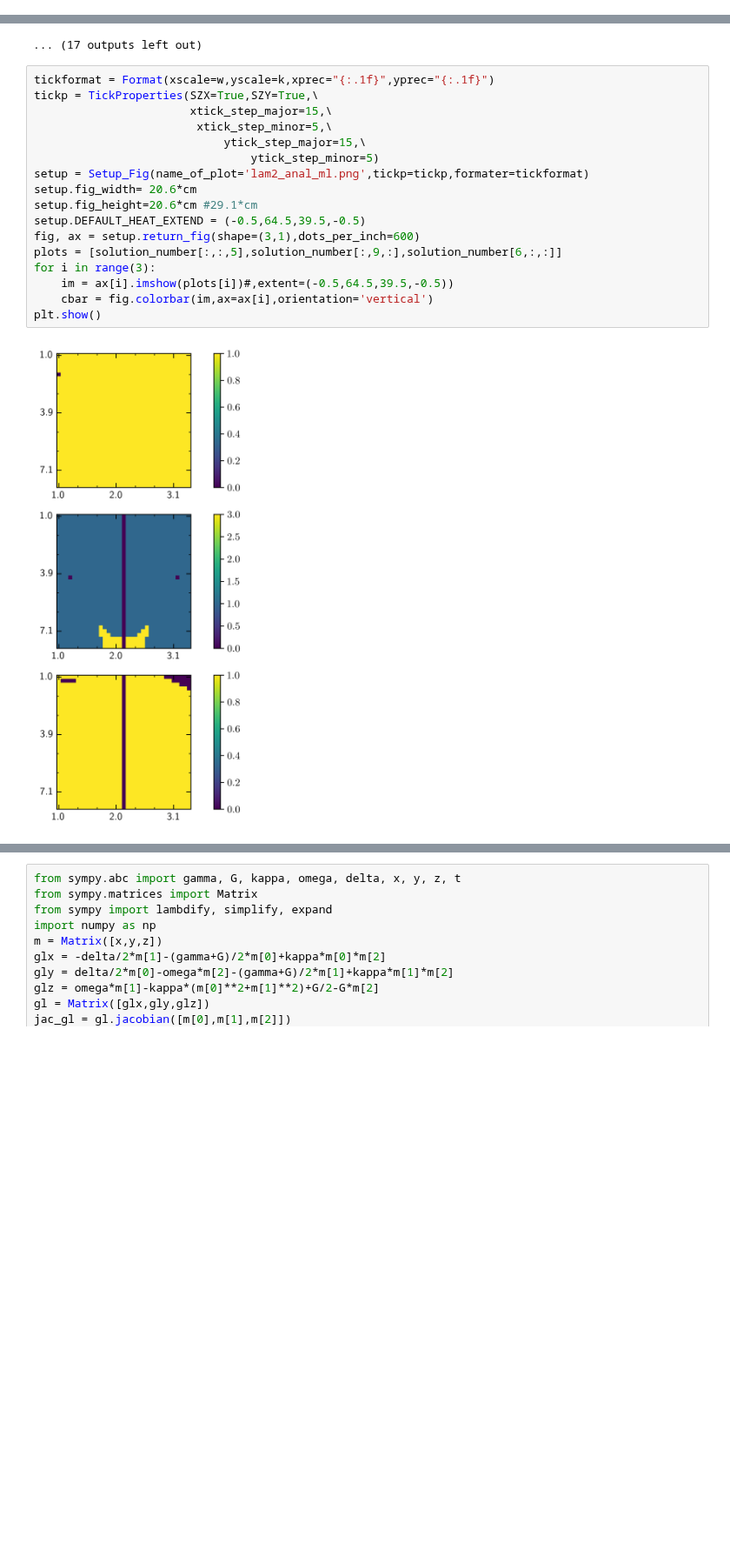
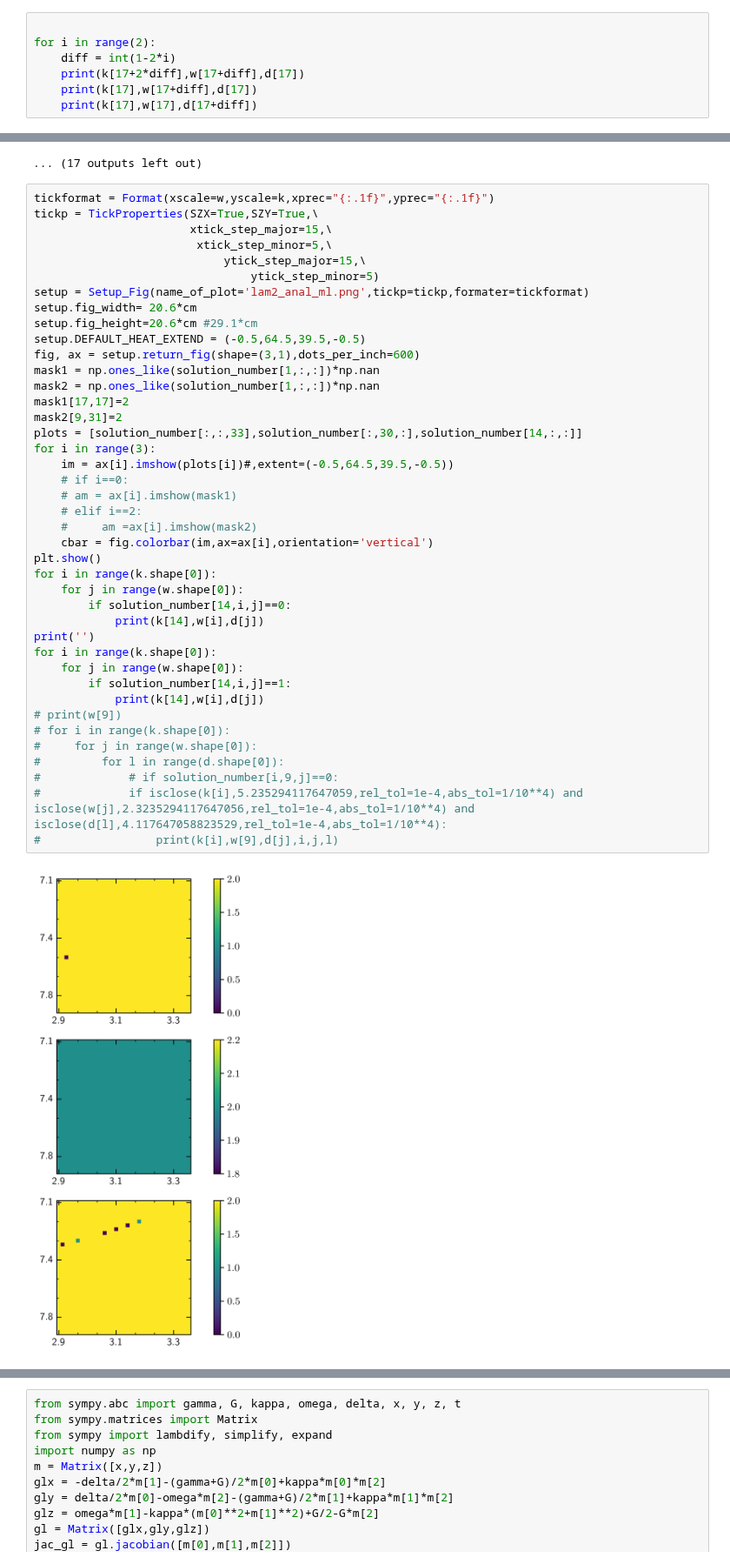
Before and after one commit to ChriGomm/Bachelor_sympy, a Jupyter notebook: delta.ipynb, the cells around one changed output, grey strips where cells are left out. Shown at 87% size. Drawn from its saved outputs; the diff is of its cells as text; blank space fills up the shorter version.

```diff
--- a/delta.ipynb
+++ b/delta.ipynb
@@ -803 +909,8 @@ for reps in range(10):
 ... (8 outputs left out)
+# %%
+
+for i in range(2):
+    diff = int(1-2*i)
+    print(k[17+2*diff],w[17+diff],d[17])
+    print(k[17],w[17+diff],d[17])
+    print(k[17],w[17],d[17+diff])
@@ -1026,19 +1170,43 @@ for ik, kval in enumerate(k):
 # %%
 tickformat = Format(xscale=w,yscale=k,xprec="{:.1f}",yprec="{:.1f}")
 tickp = TickProperties(SZX=True,SZY=True,\
                        xtick_step_major=15,\
                         xtick_step_minor=5,\
                             ytick_step_major=15,\
                                 ytick_step_minor=5)
 setup = Setup_Fig(name_of_plot='lam2_anal_ml.png',tickp=tickp,formater=tickformat)
 setup.fig_width= 20.6*cm
 setup.fig_height=20.6*cm #29.1*cm
 setup.DEFAULT_HEAT_EXTEND = (-0.5,64.5,39.5,-0.5)
 fig, ax = setup.return_fig(shape=(3,1),dots_per_inch=600)
-plots = [solution_number[:,:,5],solution_number[:,9,:],solution_number[6,:,:]]
+mask1 = np.ones_like(solution_number[1,:,:])*np.nan
+mask2 = np.ones_like(solution_number[1,:,:])*np.nan
+mask1[17,17]=2
+mask2[9,31]=2
+plots = [solution_number[:,:,33],solution_number[:,30,:],solution_number[14,:,:]]
 for i in range(3):
     im = ax[i].imshow(plots[i])#,extent=(-0.5,64.5,39.5,-0.5))
+    # if i==0:
+    # am = ax[i].imshow(mask1)
+    # elif i==2:
+    #     am =ax[i].imshow(mask2)
     cbar = fig.colorbar(im,ax=ax[i],orientation='vertical')
 plt.show()
+for i in range(k.shape[0]):
+    for j in range(w.shape[0]):
+        if solution_number[14,i,j]==0:
+            print(k[14],w[i],d[j])
+print('')
+for i in range(k.shape[0]):
+    for j in range(w.shape[0]):
+        if solution_number[14,i,j]==1:
+            print(k[14],w[i],d[j])
+# print(w[9])
+# for i in range(k.shape[0]):
+#     for j in range(w.shape[0]):
+#         for l in range(d.shape[0]):
+#             # if solution_number[i,9,j]==0:
+#             if isclose(k[i],5.235294117647059,rel_tol=1e-4,abs_tol=1/10**4) and isclose(w[j],2.3235294117647056,rel_tol=1e-4,abs_tol=1/10**4) and isclose(d[l],4.117647058823529,rel_tol=1e-4,abs_tol=1/10**4):
+#                 print(k[i],w[9],d[j],i,j,l)
 # %% [output]
-[figure, old version]
+[figure, new version]
```
Also changed, not shown: parts of 10 cells of this notebook.
